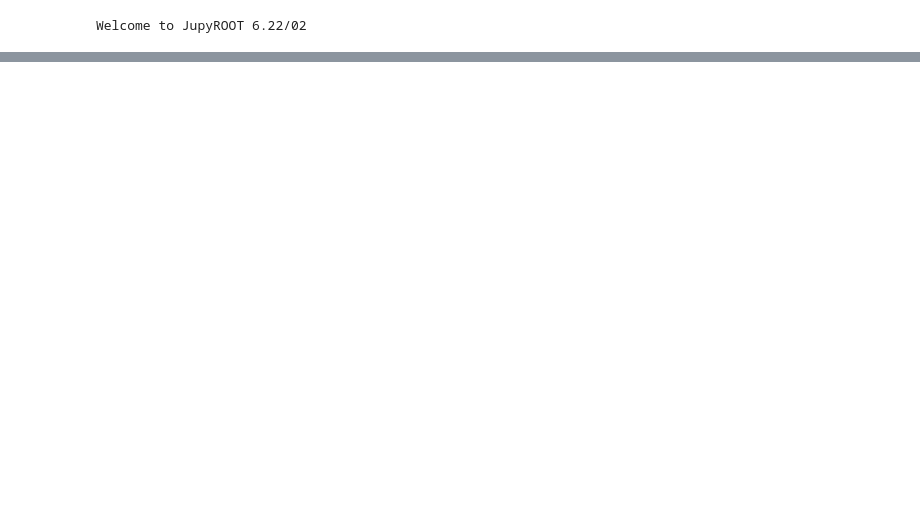
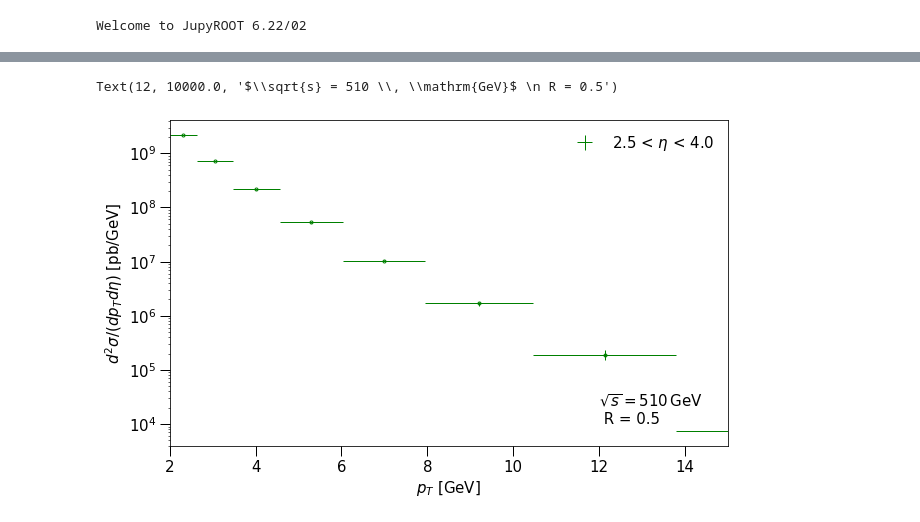
Before and after one commit to y-song/star_analysis, a Jupyter notebook: pp510.ipynb, the cells around one changed output, grey strips where cells are left out. Saved outputs shown, nothing was run; the diff lists cells and outputs as text; code cells hidden in the pictures; blank space fills up the shorter version.

```diff
--- a/pp510.ipynb
+++ b/pp510.ipynb
@@ -161,0 +168,21 @@ Text(25, 5, '$\\sqrt{s} = 510 \\, \\mathrm{GeV}$ \n R = 0.5')
+# %%
+xvar_array = toArrayFloat(0.30, 1.50, 0, log=True, logNum=11)
+x3, y3, xerr, yerr3 = getHist(df3, 'pt_jet', xvar_array)
+# %%
+fig = plt.figure(figsize=(10,6))
+plt.errorbar(x3, y3*xsec*1e9/(2*ntrials*xerr*1.5), xerr = xerr, yerr = yerr3*xsec*1e9/(2*ntrials*xerr*1.5),\
+             fmt='none', color='g', elinewidth=1, label='2.5 < $\eta$ < 4.0')
+plt.plot(x3, y3*xsec*1e9/(2*ntrials*xerr*1.5), 'g.', fillstyle='none')
+plt.xticks(fontsize=15)
+plt.yticks(fontsize=15)
+plt.tick_params('both', length=10, width=1, which='major')
+plt.yscale('log')
+plt.xlabel('$p_T$ [GeV]', fontsize=15)
+plt.ylabel(r'$d^2 \sigma / (dp_T d \eta)$ [pb/GeV]', fontsize=15)
+plt.xlim(left=2.0, right=15)
+#plt.ylim(top=3e7, bottom=1)
+plt.legend(prop={'size': 15}, frameon=False, loc='best')
+plt.text(12,1e4,'$\sqrt{s} = 510 \, \mathrm{GeV}$ \n R = 0.5', fontsize=15)
+# %% [output]
+Text(12, 10000.0, '$\\sqrt{s} = 510 \\, \\mathrm{GeV}$ \n R = 0.5')
+[figure, added]
```
Also changed, not shown: parts of 7 cells of this notebook.
